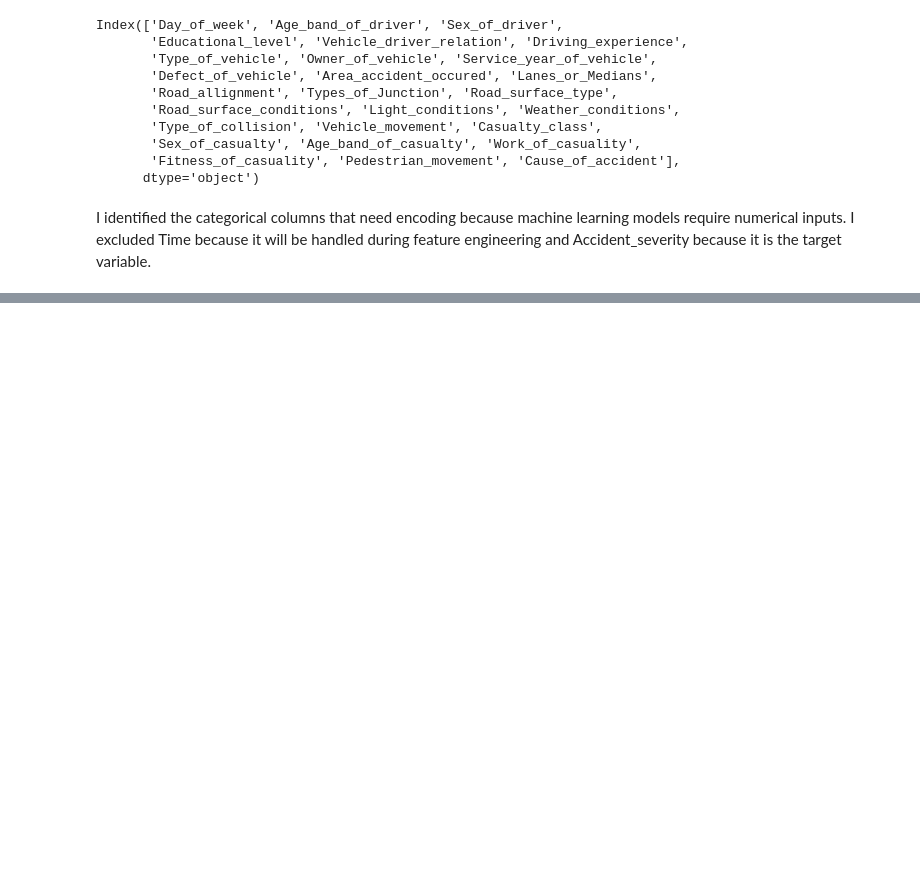
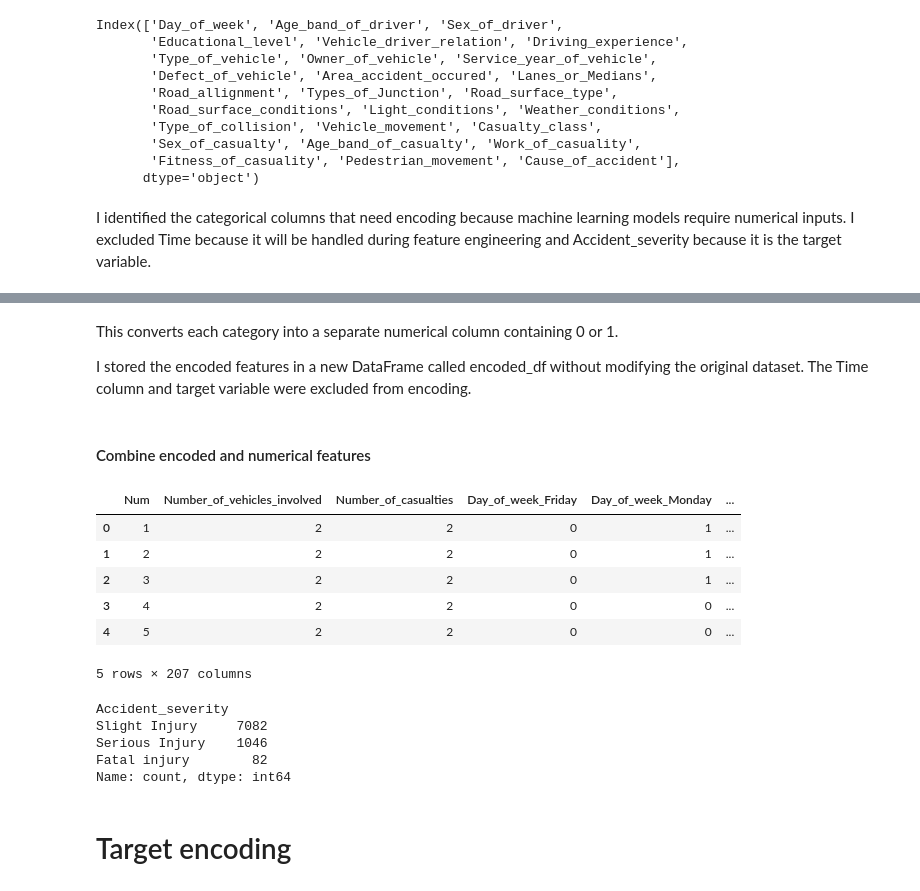
Before and after one commit to Babitaadhikari11/Road-Traffic-Accident-Severity-Prediction, a Jupyter notebook: notebooks/03_Data_Preprocessing.ipynb, the cells around one changed output, grey strips where cells are left out. Cells and saved outputs as stored; diff of their text form; code cells hidden in the pictures; blank space fills up the shorter version.

Commit message:
completed Data preprocessing

```diff
--- a/notebooks/03_Data_Preprocessing.ipynb
+++ b/notebooks/03_Data_Preprocessing.ipynb
@@ -348,0 +353,4 @@ I identified the categorical columns that need encoding because machine learning
+# %%
+categorical_cols = categorical_cols.drop(
+    ["Time", "Accident_severity"]
+)
@@ -348,0 +377,4 @@ I identified the categorical columns that need encoding because machine learning
+# %%
+encoded_df = pd.get_dummies(
+    data_df[categorical_cols], dtype=int
+)
@@ -348,0 +391,34 @@ I identified the categorical columns that need encoding because machine learning
+# %% [markdown]
+This converts each category into a separate numerical column containing 0 or 1.
+
+I stored the encoded features in a new DataFrame called encoded_df without modifying the original dataset. The Time column and target variable were excluded from encoding.
+# %% [markdown]
+#### Combine encoded and numerical features
+# %%
+numerical_cols = data_df.select_dtypes(include=["number"]).columns
+# %%
+
+processed_df = pd.concat(
+    [data_df[numerical_cols], encoded_df],
+    axis=1
+)
+# %%
+processed_df.head()
+# %% [output]
+|  | Num | Number_of_vehicles_involved | Number_of_casualties | Day_of_week_Friday | Day_of_week_Monday | ... |
+| 0 | 1 | 2 | 2 | 0 | 1 | ... |
+| 1 | 2 | 2 | 2 | 0 | 1 | ... |
+| 2 | 3 | 2 | 2 | 0 | 1 | ... |
+| 3 | 4 | 2 | 2 | 0 | 0 | ... |
+| 4 | 5 | 2 | 2 | 0 | 0 | ... |
+5 rows × 207 columns
+# %%
+data_df["Accident_severity"].value_counts()
+# %% [output]
+Accident_severity
+Slight Injury     7082
+Serious Injury    1046
+Fatal injury        82
+Name: count, dtype: int64
+# %% [markdown]
+# Target encoding
```
Also changed, not shown: parts of 10 cells of this notebook.
